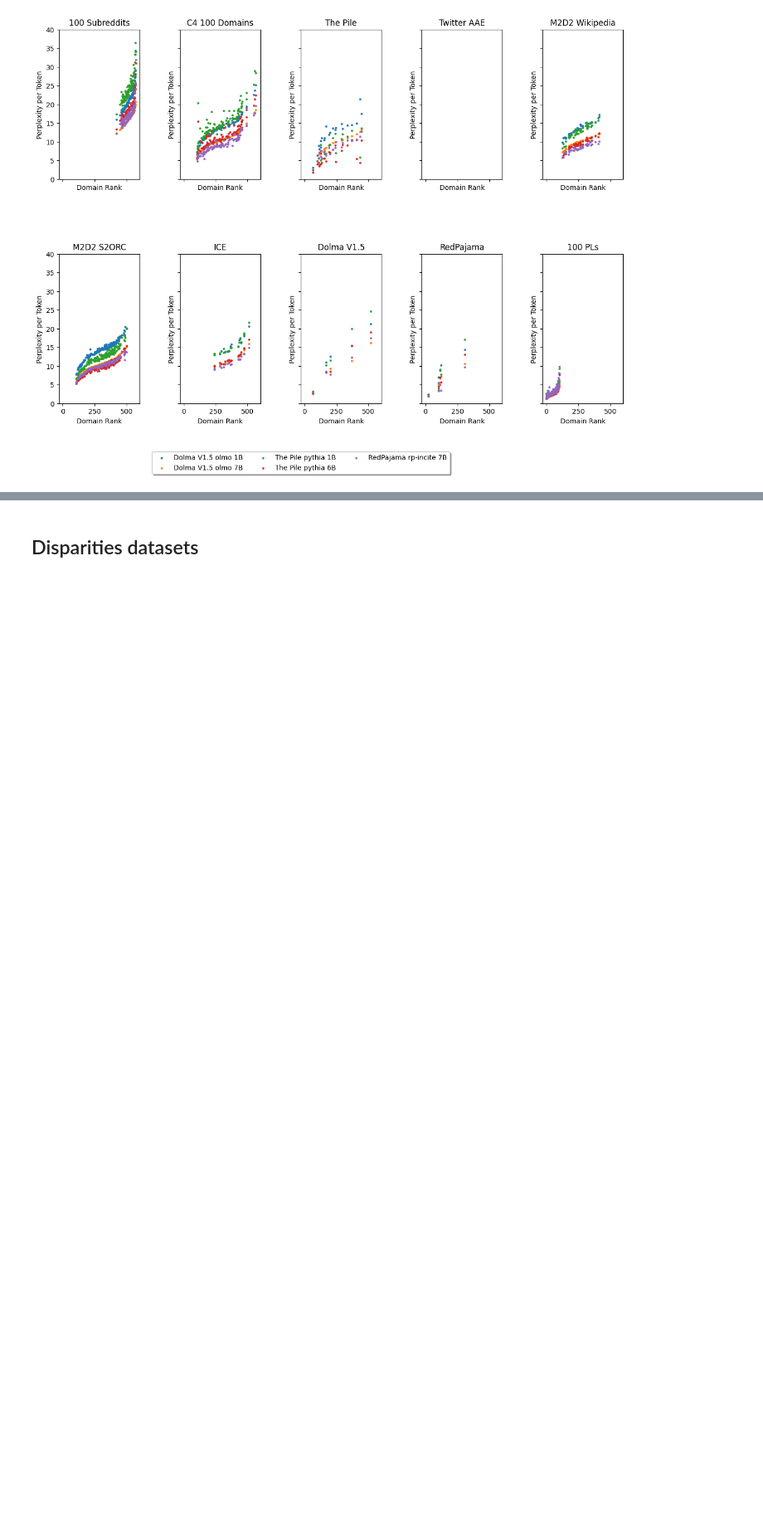
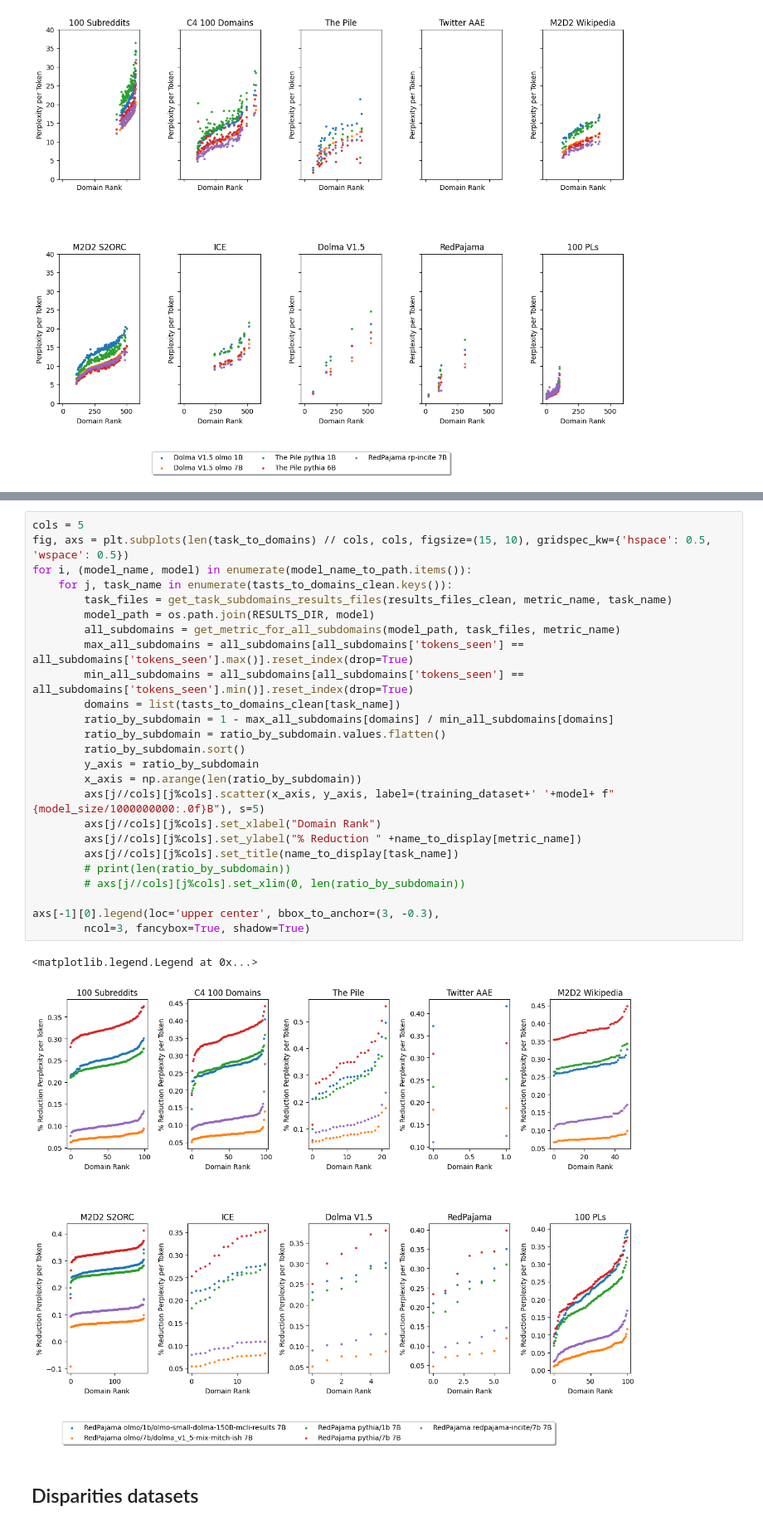
Before and after one commit to allenai/OLMo-Eval, a Jupyter notebook: notebooks/perplexity_suite_paper_visualizations.ipynb.ipynb, the cells around one changed output, grey strips where cells are left out. Shown at 83% size. Cells and saved outputs as stored; diff of their text form; blank space fills up the shorter version.

```diff
--- a/notebooks/perplexity_suite_paper_visualizations.ipynb.ipynb
+++ b/notebooks/perplexity_suite_paper_visualizations.ipynb.ipynb
@@ -992,3 +1088,31 @@ fig.savefig(os.path.join(FIGURE_DIR,'subdomain_perf_ordered_by_task.pdf'), bbox_
+# %%
+cols = 5
+fig, axs = plt.subplots(len(task_to_domains) // cols, cols, figsize=(15, 10), gridspec_kw={'hspace': 0.5, 'wspace': 0.5})
+for i, (model_name, model) in enumerate(model_name_to_path.items()):
+    for j, task_name in enumerate(tasts_to_domains_clean.keys()):
+        task_files = get_task_subdomains_results_files(results_files_clean, metric_name, task_name)
+        model_path = os.path.join(RESULTS_DIR, model)
+        all_subdomains = get_metric_for_all_subdomains(model_path, task_files, metric_name)
+        max_all_subdomains = all_subdomains[all_subdomains['tokens_seen'] == all_subdomains['tokens_seen'].max()].reset_index(drop=True)
+        min_all_subdomains = all_subdomains[all_subdomains['tokens_seen'] == all_subdomains['tokens_seen'].min()].reset_index(drop=True)
+        domains = list(tasts_to_domains_clean[task_name])
+        ratio_by_subdomain = 1 - max_all_subdomains[domains] / min_all_subdomains[domains]
+        ratio_by_subdomain = ratio_by_subdomain.values.flatten()
+        ratio_by_subdomain.sort()
+        y_axis = ratio_by_subdomain
+        x_axis = np.arange(len(ratio_by_subdomain))
+        axs[j//cols][j%cols].scatter(x_axis, y_axis, label=(training_dataset+' '+model+ f" {model_size/1000000000:.0f}B"), s=5)
+        axs[j//cols][j%cols].set_xlabel("Domain Rank")
+        axs[j//cols][j%cols].set_ylabel("% Reduction " +name_to_display[metric_name])
+        axs[j//cols][j%cols].set_title(name_to_display[task_name])
+        # print(len(ratio_by_subdomain))
+        # axs[j//cols][j%cols].set_xlim(0, len(ratio_by_subdomain))
+
+axs[-1][0].legend(loc='upper center', bbox_to_anchor=(3, -0.3),
+        ncol=3, fancybox=True, shadow=True)
+# %% [output]
+<matplotlib.legend.Legend at 0x...>
+[figure, added]
 # %% [markdown]
 ## Disparities datasets
 # %%
```
Also changed, not shown: parts of 4 cells of this notebook.
